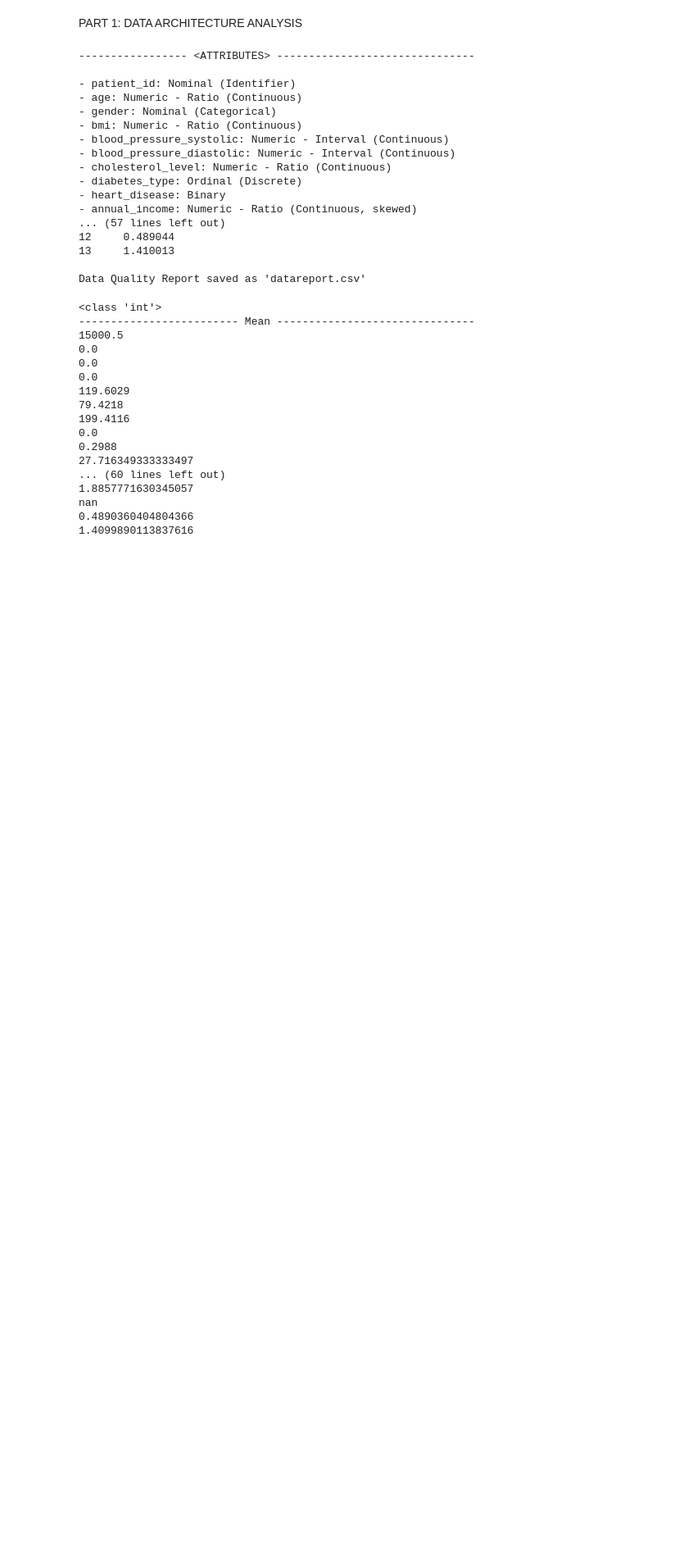
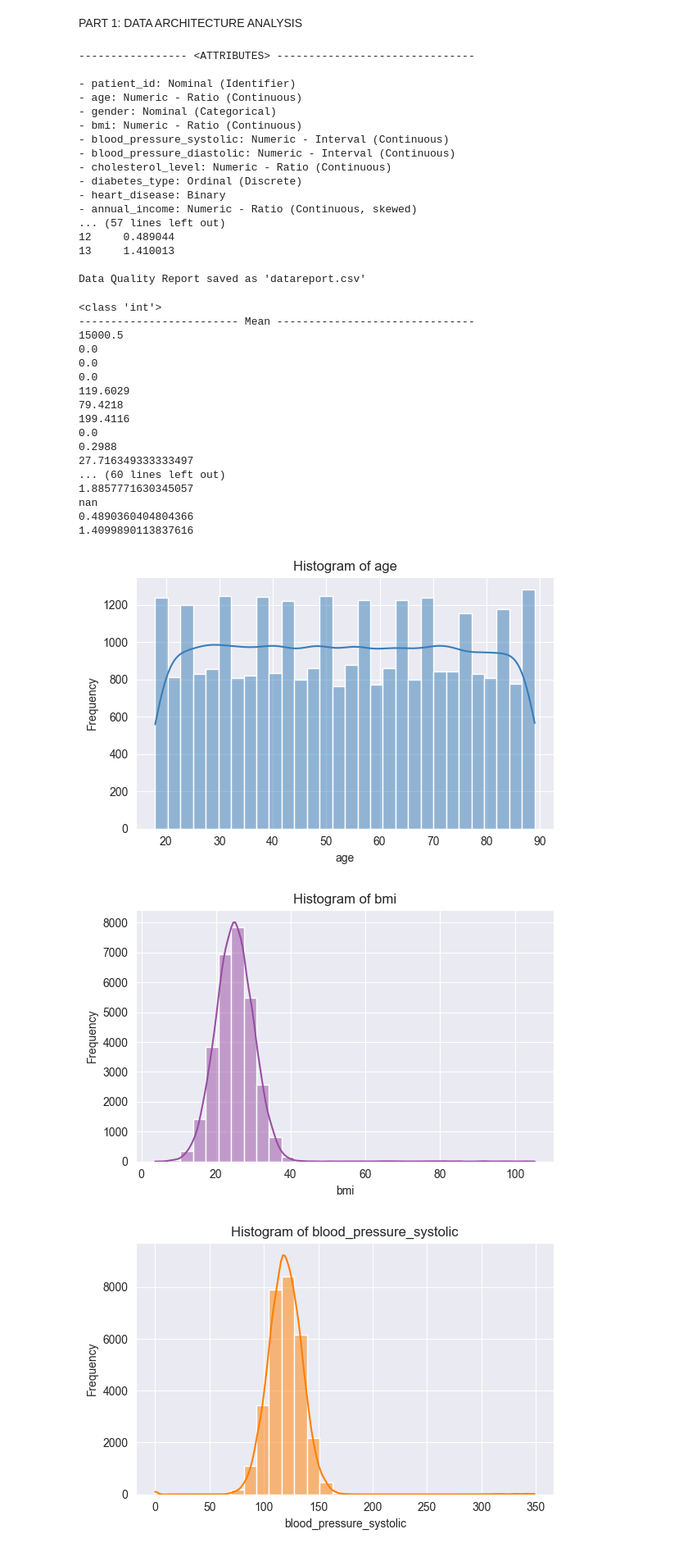
Before and after one commit to SaifullahKhanSafi/TechHealth_Analytics_ML, a Jupyter notebook: techHealth.ipynb, the cells around one changed output. Shown at 82% size. Saved outputs shown, nothing was run; the diff lists cells and outputs as text; code cells hidden in the pictures; blank space fills up the shorter version.

```diff
--- a/techHealth.ipynb
+++ b/techHealth.ipynb
@@ -180,3 +183,44 @@ for i in range(attributes):
 nan
 0.4890360404804366
 1.4099890113837616
+# %%
+# Step 1: Get column names and numeric column indices
+colnames = list(attributesTypes.keys())
+numeric_columns = [i for i, col in enumerate(colnames)
+                   if 'Numeric' in attributesTypes[col] or attributesTypes[col] in ['Binary', 'Ordinal (Discrete)']]
+numeric_col_names = [colnames[i] for i in numeric_columns]
+
+# Step 2: Extract numeric columns from dataMatrix and convert to float
+numeric_data = np.empty((dataMatrix.shape[0], len(numeric_columns)), dtype=float)
+
+for i, col_idx in enumerate(numeric_columns):
+    for j in range(dataMatrix.shape[0]):
+        try:
+            numeric_data[j, i] = float(dataMatrix[j, col_idx])
+        except (ValueError, TypeError):
+            numeric_data[j, i] = np.nan  # Set non-numeric or missing as NaN
+# %%
+sns.set_style('darkgrid')
+palette = sns.color_palette("Set1")
+
+for i in numeric_columns:
+    coldata = dataMatrix[:, i]
+
+    # Convert to float and remove NaNs
+    try:
+        coldata = coldata.astype(float)
+        coldata = coldata[~np.isnan(coldata)]
+    except (ValueError, TypeError):
+        continue  # Skip non-numeric column
+
+    plt.figure(figsize=(6, 4))
+    sns.histplot(coldata, kde=True, bins=30, color=palette[i % len(palette)])
+    plt.title(f'Histogram of {colnames[i]}')
+    plt.xlabel(colnames[i])
+    plt.ylabel('Frequency')
+    plt.tight_layout()
+    plt.show()
+# %% [output]
+[figure, added]
+[figure, added]
+[figure, added]
```
Also changed, not shown: parts of 5 cells of this notebook, 1 other file.
